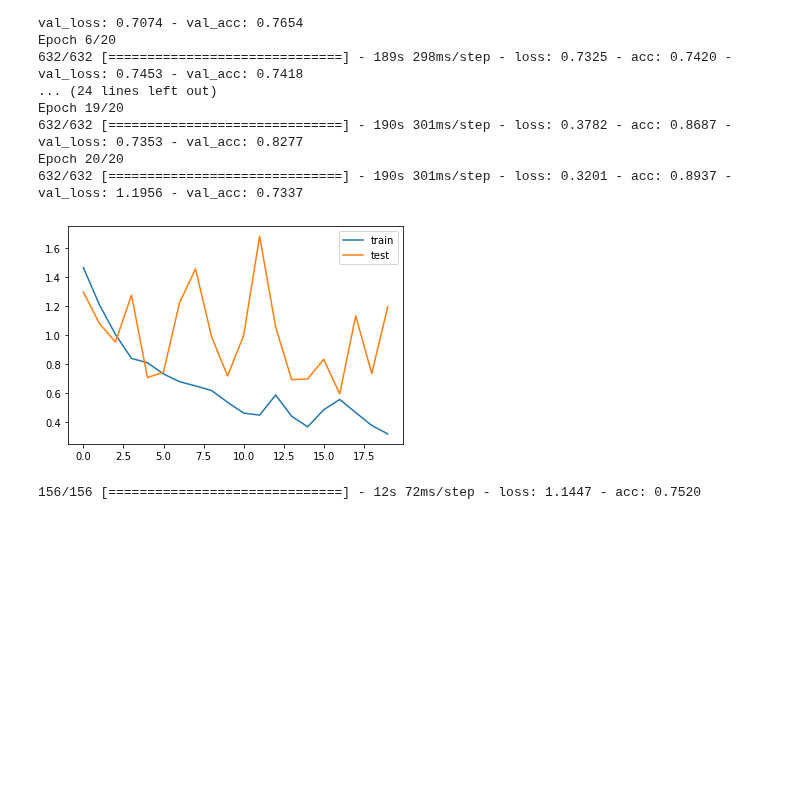
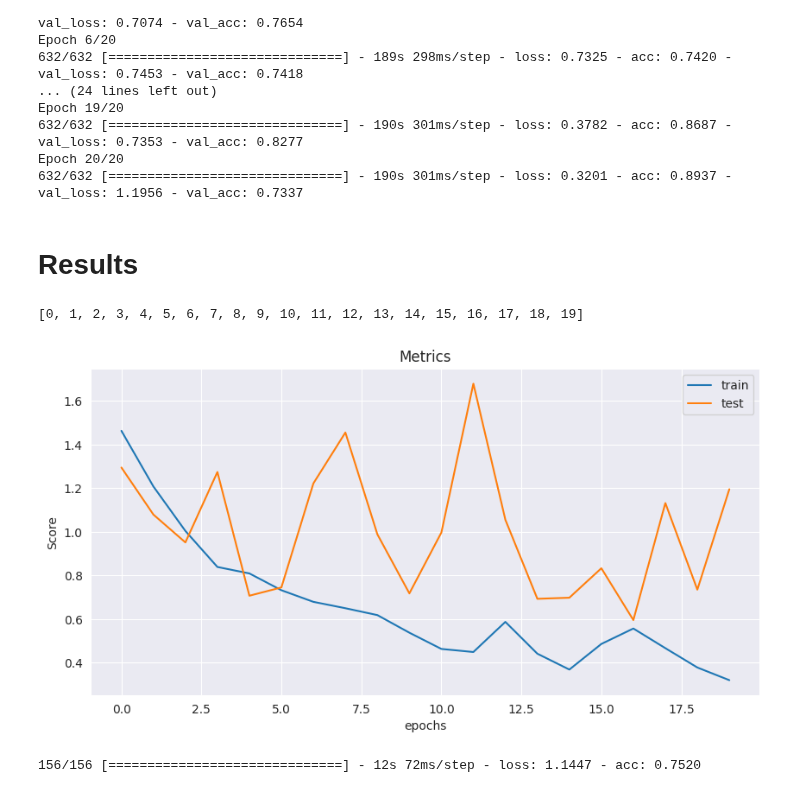
Before and after one commit to barauna-lo/Neurocomputing, a Jupyter notebook: Project_05_RNN.ipynb, the cells around one changed output. Saved outputs shown, nothing was run; the diff lists cells and outputs as text; code cells hidden in the pictures; blank space fills up the shorter version.

```diff
--- a/Project_05_RNN.ipynb
+++ b/Project_05_RNN.ipynb
@@ -58,3 +60,5 @@ import matplotlib.pyplot as plt
 from sklearn.preprocessing import RobustScaler,OneHotEncoder
 from scipy import stats
 import seaborn as sns
+# %%
+sns.set_style('darkgrid')
@@ -245,12 +323,22 @@ Epoch 19/20
 632/632 [==============================] - 190s 301ms/step - loss: 0.3782 - acc: 0.8687 - val_loss: 0.7353 - val_acc: 0.8277
 Epoch 20/20
 632/632 [==============================] - 190s 301ms/step - loss: 0.3201 - acc: 0.8937 - val_loss: 1.1956 - val_acc: 0.7337
+# %% [markdown]
+# Results
+# %%
+history.epoch
+# %% [output]
+[0, 1, 2, 3, 4, 5, 6, 7, 8, 9, 10, 11, 12, 13, 14, 15, 16, 17, 18, 19]
 # %%
+plt.figure(figsize=(10,5),dpi=100)
 plt.plot(history.history['loss'], label='train')
 plt.plot(history.history['val_loss'], label='test')
+plt.title('Metrics')
+plt.ylabel('Score')
+plt.xlabel('epochs')
 plt.legend();
 # %% [output]
-[figure, old version]
+[figure, new version]
 # %%
 model.evaluate(X_test, y_test)
 # %% [output]
```
Also changed, not shown: parts of 24 cells of this notebook.
